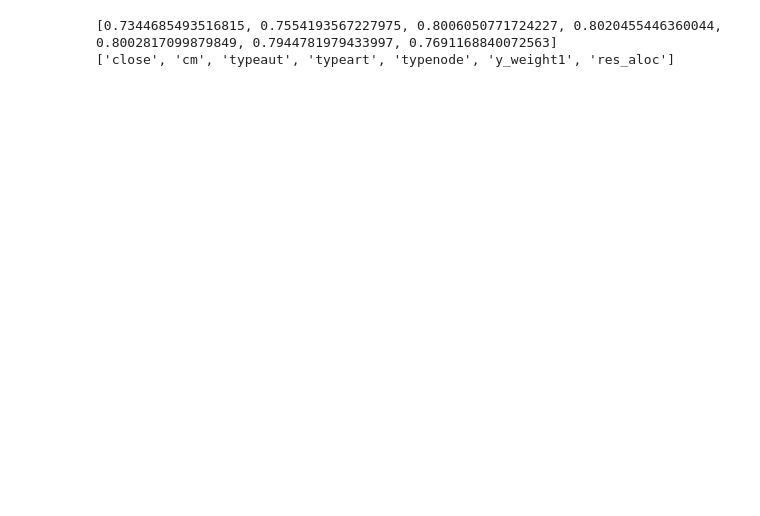
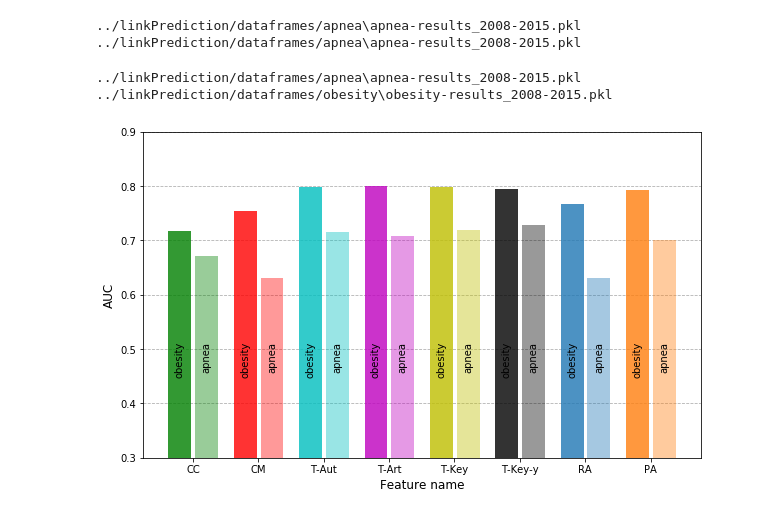
Before and after one commit to ffaisal93/linkPrediction, a Jupyter notebook: link_prediction.ipynb, the cells around one changed output. Cells and saved outputs as stored; diff of their text form; code cells hidden in the pictures; blank space fills up the shorter version.

```diff
--- a/link_prediction.ipynb
+++ b/link_prediction.ipynb
@@ -195,6 +194,14 @@ plt.show()
-# %%
-print(auc)
-print(model_names)
-# %% [output]
-[0.7344685493516815, 0.7554193567227975, 0.8006050771724227, 0.8020455446360044, 0.8002817099879849, 0.7944781979433997, 0.7691168840072563]
-['close', 'cm', 'typeaut', 'typeart', 'typenode', 'y_weight1', 'res_aloc']
+# %%
+name = domain[select_domain]+"-results_"+str(time[1])+"-"+str(time[2])+".pkl"
+result_path = os.path.join(datapath,name)
+###save results
+with open(result_path,"wb") as f:
+    pickle.dump(results,f)
+print(result_path)
+###load reslults
+with open(result_path,"rb") as f:
+    results_apnea = pickle.load(f)
+print(result_path)
+# %% [output]
+../linkPrediction/dataframes/apnea\apnea-results_2008-2015.pkl
+../linkPrediction/dataframes/apnea\apnea-results_2008-2015.pkl
@@ -201 +224,51 @@ print(model_names)
+# %%
+#apnea result
+domain_id =0
+resultpath=root+'dataframes/'+domain[domain_id]
+name = domain[domain_id]+"-results_"+str(time[1])+"-"+str(time[2])+".pkl"
+result_path = os.path.join(resultpath,name)
+with open(result_path,"rb") as f:
+    results_apnea = pickle.load(f)
+print(result_path)
+#obesity result
+domain_id =1
+resultpath=root+'dataframes/'+domain[domain_id]
+name = domain[domain_id]+"-results_"+str(time[1])+"-"+str(time[2])+".pkl"
+result_path = os.path.join(resultpath,name)
+with open(result_path,"rb") as f:
+    results_obesity = pickle.load(f)
+print(result_path)
+# %% [output]
+../linkPrediction/dataframes/apnea\apnea-results_2008-2015.pkl
+../linkPrediction/dataframes/obesity\obesity-results_2008-2015.pkl
+# %%
+names = {'typeaut':'T-Aut',
+         'typeart':'T-Art','typenode':'T-Key','y_weight1':'T-Key-y','res_aloc':'RA','cm':'CM','close':'CC','pref':'PA'}
+colors = ['g','r','c','m','y','k','C0','C1', 'C2', 'C3', 'C4', 'C5', 'C6', 'C7', 'C8', 'C9']
+xtick=[]
+fig, ax = plt.subplots(figsize=(10,6))
+#fig = plt.figure(figsize=(10,6))
+ax.set_axisbelow(True)
+ax.grid(axis='y', linestyle='--')
+plt.ylim(.3, .9)
+bar_width = 0.35
+for i in range(len(results_apnea)):
+    name = results_apnea[i]['model name'].split('-')[3]
+    ax.bar(i,results_obesity[i]['auc'] ,bar_width,align='center',alpha=0.8,color = colors[i])
+    ax.text(i, .5,'obesity', color='k',horizontalalignment='center',rotation=90)
+    ax.bar(i+bar_width+.06,results_apnea[i]['auc'] ,bar_width,align='center', alpha=0.4,color = colors[i])
+    ax.text(i+bar_width+.06, .5, 'apnea', color='k',horizontalalignment='center',rotation=90)
+    xtick.append(names[name])
+x_pos = np.arange(len(xtick))
+plt.xticks(x_pos+.2, xtick, rotation=0)
+plt.xlabel('Feature name', fontsize=12)
+plt.ylabel('AUC', fontsize=12)
+###save
+figpath=root+'dataframes/'
+fig_file_name = os.path.join(figpath,'auc'+ ".png")
+plt.savefig(fig_file_name)
+###show
+plt.show()
+# %% [output]
+[figure, added]
 # %%
```
Also changed, not shown: parts of 20 cells of this notebook, 3 other files.
